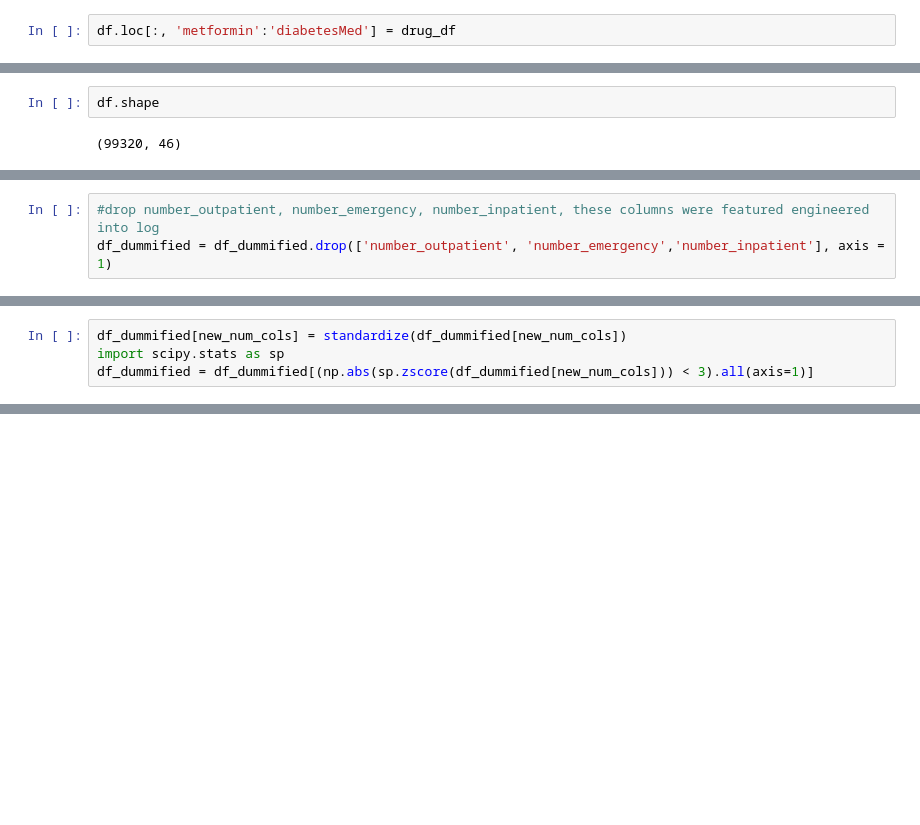
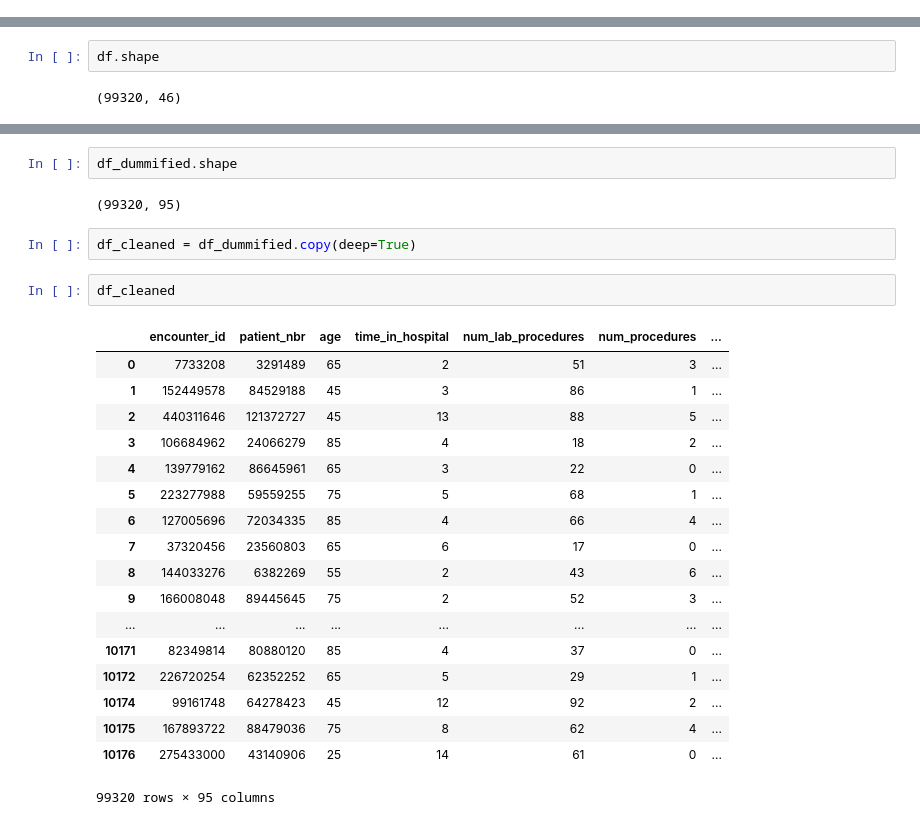
Before and after one commit to csongdechakraiwut/Capstone_Diabetes, a Jupyter notebook: Xing/eda and cleaning.ipynb, the cells around one changed output, grey strips where cells are left out. Drawn from its saved outputs; the diff is of its cells as text; blank space fills up the shorter version.

```diff
--- a/Xing/eda and cleaning.ipynb
+++ b/Xing/eda and cleaning.ipynb
@@ -554,5 +506,3 @@ for drug in drug_df:
-# %%
-df.loc[:, 'metformin':'diabetesMed'] = drug_df
 # %%
 #these 2 drugs were all 'no', so drop them
 df = df.drop(['examide', 'citoglipton'], axis = 1)
@@ -824,3 +637,0 @@ df_dummified.select_dtypes(include=['int64','float64']).columns.tolist()
-# %%
-#drop number_outpatient, number_emergency, number_inpatient, these columns were featured engineered into log
-df_dummified = df_dummified.drop(['number_outpatient', 'number_emergency','number_inpatient'], axis = 1)
@@ -833,4 +637,0 @@ def standardize(raw_data):
-# %%
-df_dummified[new_num_cols] = standardize(df_dummified[new_num_cols])
-import scipy.stats as sp
-df_dummified = df_dummified[(np.abs(sp.zscore(df_dummified[new_num_cols])) < 3).all(axis=1)]
@@ -847,0 +638,27 @@ table.style.background_gradient(cmap=my_cmap, axis = 0)
+# %%
+df_dummified.shape
+# %% [output]
+(99320, 95)
+# %%
+df_cleaned = df_dummified.copy(deep=True)
+# %%
+df_cleaned
+# %% [output]
+|  | encounter_id | patient_nbr | age | time_in_hospital | num_lab_procedures | num_procedures | ... |
+| 0 | 7733208 | 3291489 | 65 | 2 | 51 | 3 | ... |
+| 1 | 152449578 | 84529188 | 45 | 3 | 86 | 1 | ... |
+| 2 | 440311646 | 121372727 | 45 | 13 | 88 | 5 | ... |
+| 3 | 106684962 | 24066279 | 85 | 4 | 18 | 2 | ... |
+| 4 | 139779162 | 86645961 | 65 | 3 | 22 | 0 | ... |
+| 5 | 223277988 | 59559255 | 75 | 5 | 68 | 1 | ... |
+| 6 | 127005696 | 72034335 | 85 | 4 | 66 | 4 | ... |
+| 7 | 37320456 | 23560803 | 65 | 6 | 17 | 0 | ... |
+| 8 | 144033276 | 6382269 | 55 | 2 | 43 | 6 | ... |
+| 9 | 166008048 | 89445645 | 75 | 2 | 52 | 3 | ... |
+| ... | ... | ... | ... | ... | ... | ... | ... |
+| 10171 | 82349814 | 80880120 | 85 | 4 | 37 | 0 | ... |
+| 10172 | 226720254 | 62352252 | 65 | 5 | 29 | 1 | ... |
+| 10174 | 99161748 | 64278423 | 45 | 12 | 92 | 2 | ... |
+| 10175 | 167893722 | 88479036 | 75 | 8 | 62 | 4 | ... |
+| 10176 | 275433000 | 43140906 | 25 | 14 | 61 | 0 | ... |
+99320 rows × 95 columns
```
Also changed, not shown: parts of 60 cells of this notebook, 2 other files.
